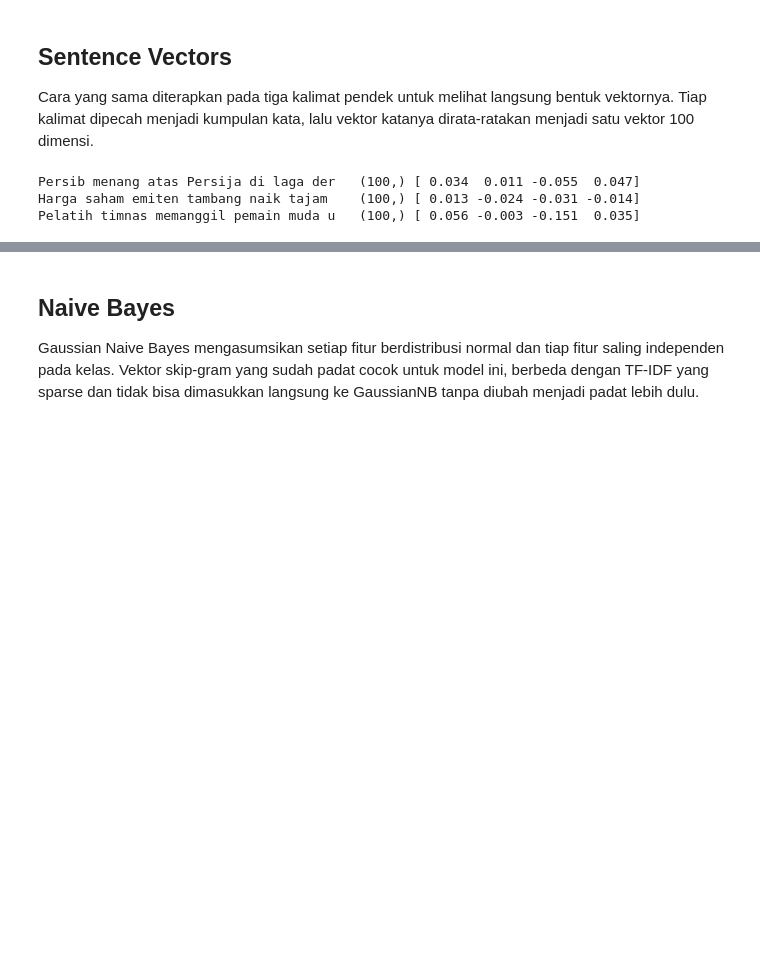
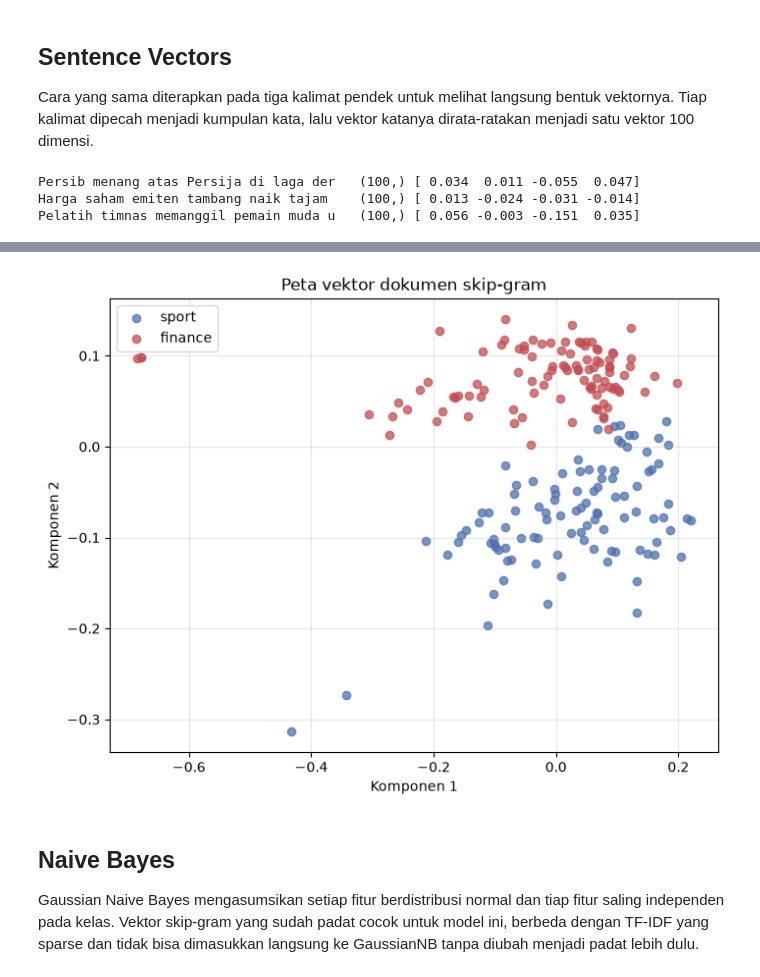
Before and after one commit to rhindottire/PPW, a Jupyter notebook: notebook/book/book-4.ipynb, the cells around one changed output, grey strips where cells are left out. Cells and saved outputs as stored; diff of their text form; code cells hidden in the pictures; blank space fills up the shorter version.

```diff
--- a/notebook/book/book-4.ipynb
+++ b/notebook/book/book-4.ipynb
@@ -326,3 +355,20 @@ Pelatih timnas memanggil pemain muda u   (100,) [ 0.056 -0.003 -0.151  0.035]
+# %%
+vektor_dok = np.array([doc_vector(prep(t), w2v) for t in df["isi_berita"]])
+koord = PCA(n_components=2, random_state=42).fit_transform(vektor_dok)
+
+warna = {"sport": "#4c72b0", "finance": "#c44e52"}
+plt.figure(figsize=(8, 6))
+for label in ["sport", "finance"]:
+    idx = (df["label"] == label).to_numpy()
+    plt.scatter(koord[idx, 0], koord[idx, 1], color=warna[label], label=label, alpha=0.75, s=35)
+plt.legend()
+plt.xlabel("Komponen 1")
+plt.ylabel("Komponen 2")
+plt.title("Peta vektor dokumen skip-gram")
+plt.grid(alpha=0.3)
+plt.show()
+# %% [output]
+[figure, added]
 # %% [markdown]
 ## Naive Bayes
 
```
Also changed, not shown: parts of 8 cells of this notebook, 1 other file.
